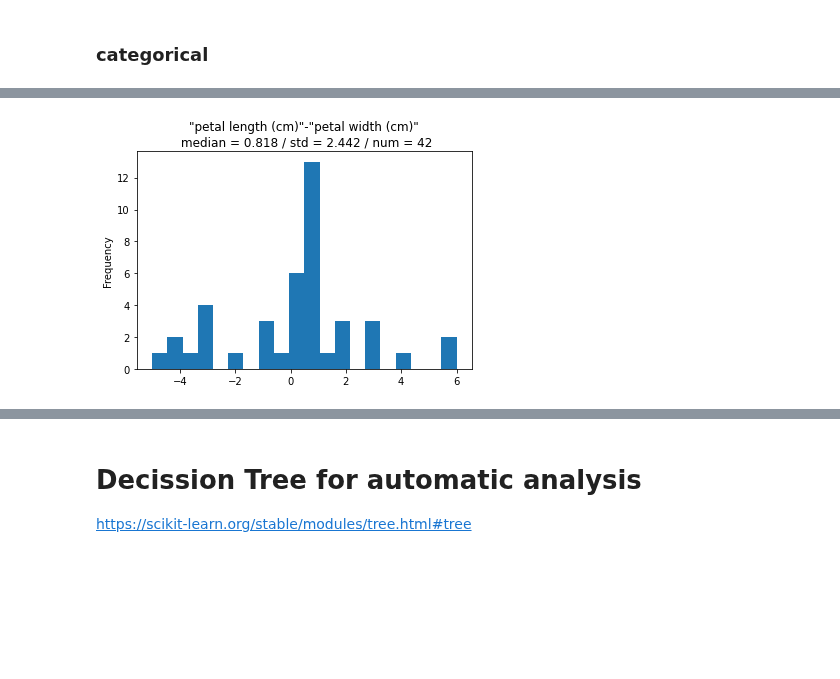
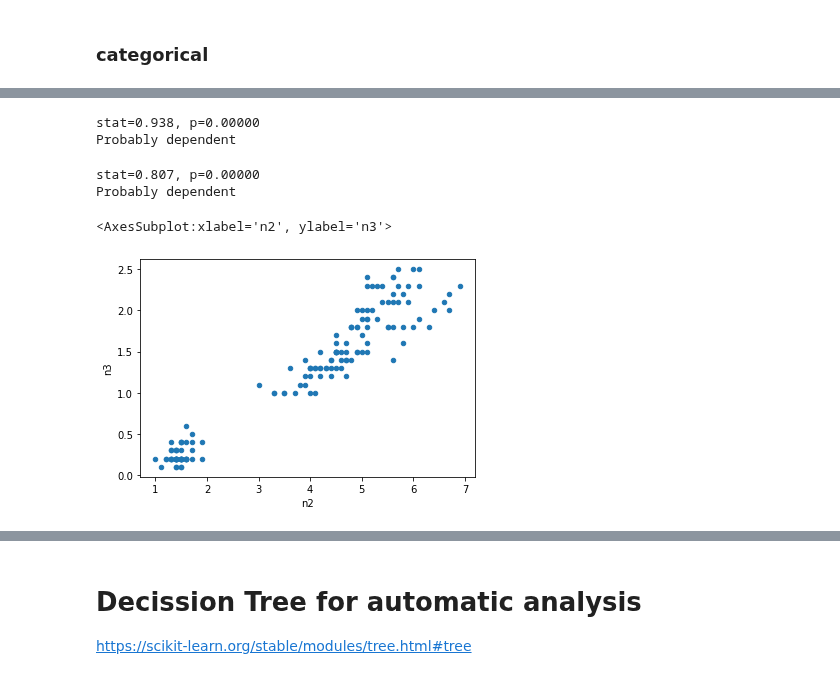
Before and after one commit to jmquintana79/utilsDS, a Jupyter notebook: notebooks/analysis/EDA/notebook-EDA_basic.ipynb, the cells around one changed output, grey strips where cells are left out. Drawn from its saved outputs; the diff is of its cells as text; code cells hidden in the pictures; blank space fills up the shorter version.

```diff
--- a/notebooks/analysis/EDA/notebook-EDA_basic.ipynb
+++ b/notebooks/analysis/EDA/notebook-EDA_basic.ipynb
@@ -121,27 +136,0 @@ Ver si el aumento de una variable provoca un aumento/disminucion regular de la o
-# %%
-# columns selection
-x1_col = cols_num_alias[2]
-x2_col = cols_num_alias[3]
-# collect data
-df = data[[x1_col, x2_col]]
-# descending sort of the first column
-df.sort_values(x1_col, inplace = True)
-# calculate difference between rows
-df = df.diff(axis = 0).dropna()
-# calculate sloples
-df['slope'] = df[x2_col] / df[x1_col]
-# remove inf values
-df.replace([np.inf, -np.inf], np.nan, inplace=True)
-df.dropna(inplace = True)
-# plot histogram
-stitle = '"{}"-"{}"\n median = {:.3f} / std = {:.3f} / num = {}'.format(dcols_num_alias_to_name[x1_col],
-                                                                       dcols_num_alias_to_name[x2_col],
-                                                                       np.median(df.slope.values),
-                                                                       np.std(df.slope.values),
-                                                                       len(df.slope.values))
-import matplotlib.pyplot as plt
-fig, ax = plt.subplots()
-df.slope.plot(kind = 'hist', bins = 20, title = stitle)
-plt.show()
-# %% [output]
-[figure, removed]
@@ -147,0 +145,30 @@ plt.show()
+# %%
+# Example of the Spearman's Rank Correlation Test
+from scipy.stats import spearmanr
+
+stat, p = spearmanr(data1, data2)
+print('stat=%.3f, p=%.5f' % (stat, p))
+if p > 0.05:
+    print('Probably independent')
+else:
+    print('Probably dependent')
+# %% [output]
+stat=0.938, p=0.00000
+Probably dependent
+# %%
+# Example of the Kendall's Rank Correlation Test
+from scipy.stats import kendalltau
+stat, p = kendalltau(data1, data2)
+print('stat=%.3f, p=%.5f' % (stat, p))
+if p > 0.05:
+    print('Probably independent')
+else:
+    print('Probably dependent')
+# %% [output]
+stat=0.807, p=0.00000
+Probably dependent
+# %%
+df.plot(kind = 'scatter', x = x1_col, y = x2_col)
+# %% [output]
+<AxesSubplot:xlabel='n2', ylabel='n3'>
+[figure, added]
```
Also changed, not shown: parts of 24 cells of this notebook.
